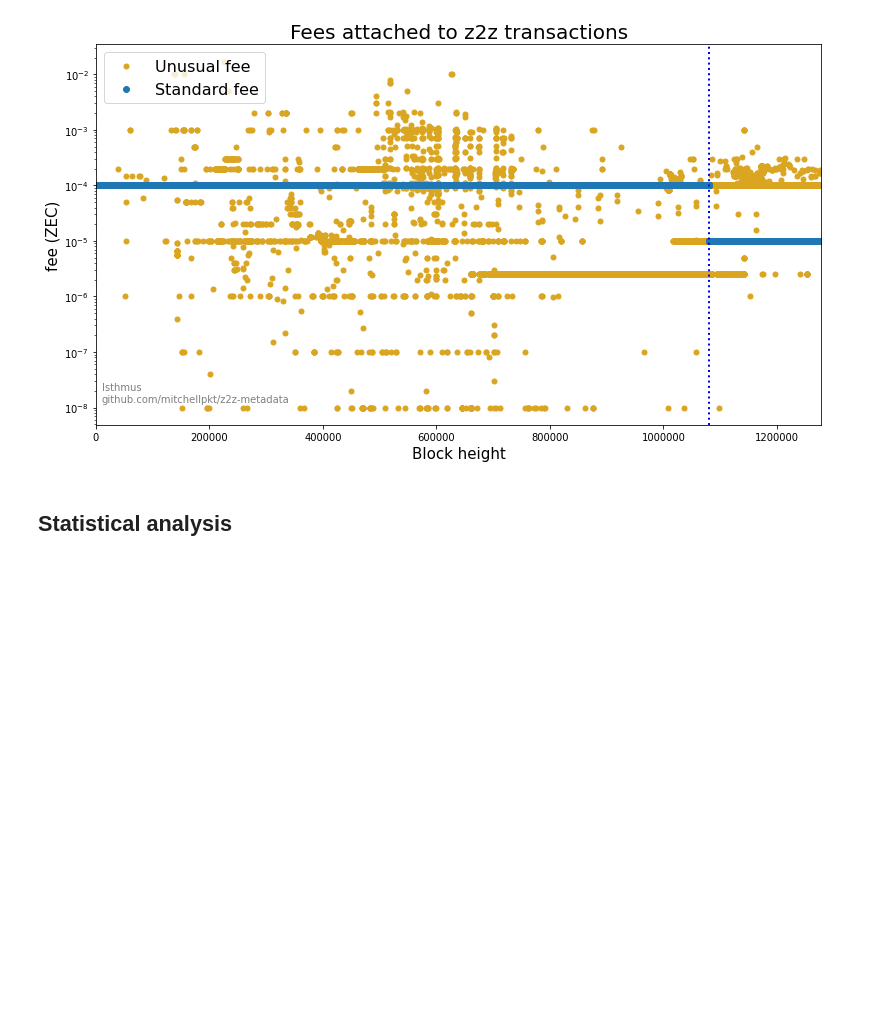
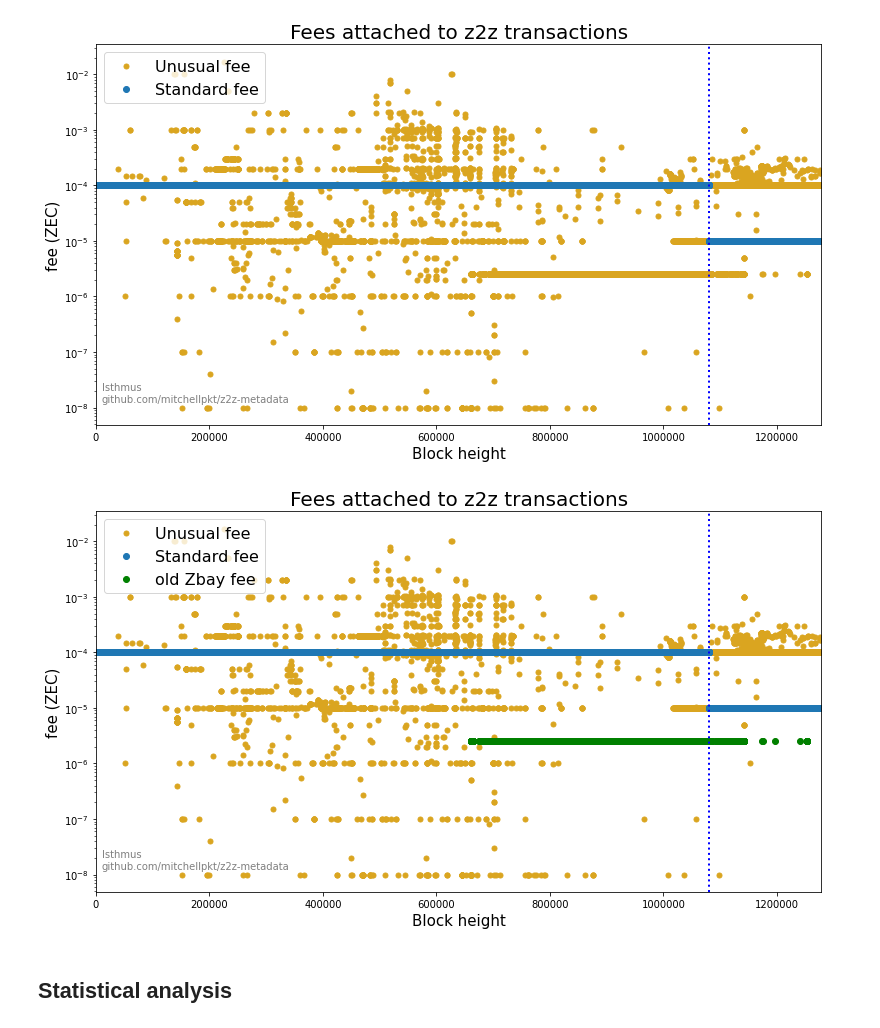
Before and after one commit to Mitchellpkt/z2z-metadata, a Jupyter notebook: analysis/analysis.ipynb, the cells around one changed output. Cells and saved outputs as stored; diff of their text form; code cells hidden in the pictures; blank space fills up the shorter version.

Commit message:
feature(fees): color zbay markers

```diff
--- a/analysis/analysis.ipynb
+++ b/analysis/analysis.ipynb
@@ -20,6 +20,7 @@ data_file_path = os.path.join(os.path.curdir,'..','data','version_controlled')
 data_file_name = 'z2z.csv'
 old_fee = 0.0001 # ZEC
 new_fee = 0.00001 # ZEC
+zbay_fee = 0.0000025 #ZEC
 transition_height = 1_080_000
 # %% [markdown]
 ## Import data
@@ -100,6 +101,19 @@ plt.text(1e4, 1.25e-8, "Isthmus\ngithub.com/mitchellpkt/z2z-metadata", color='gr
 plt.axvline(x = transition_height, color='blue', linewidth=2, linestyle=':');
 # %% [output]
 [figure]
+# %%
+isli.scatter(df['block_number'], df['fee_ZEC'], markersize=25, xlabel='Block height', ylabel='fee (ZEC)', markercolor='goldenrod', yscale='log', title='Fees attached to z2z transactions');
+standard_fees = df['standard_fee'] == True
+plt.scatter(df['block_number'][standard_fees], df['fee_ZEC'][standard_fees])
+zbay_fees = df['fee_ZEC'] == zbay_fee
+plt.scatter(df['block_number'][zbay_fees], df['fee_ZEC'][zbay_fees], color='g')
+plt.xlim((0,max(df['block_number'])))
+plt.legend(('Unusual fee', 'Standard fee', 'old Zbay fee'), fontsize=16, loc='upper left')
+plt.ticklabel_format(style='plain', axis='x')
+plt.text(1e4, 1.25e-8, "Isthmus\ngithub.com/mitchellpkt/z2z-metadata", color='gray')
+plt.axvline(x = transition_height, color='blue', linewidth=2, linestyle=':');
+# %% [output]
+[figure, added]
 # %% [markdown]
 ## Statistical analysis
 # %%
```
